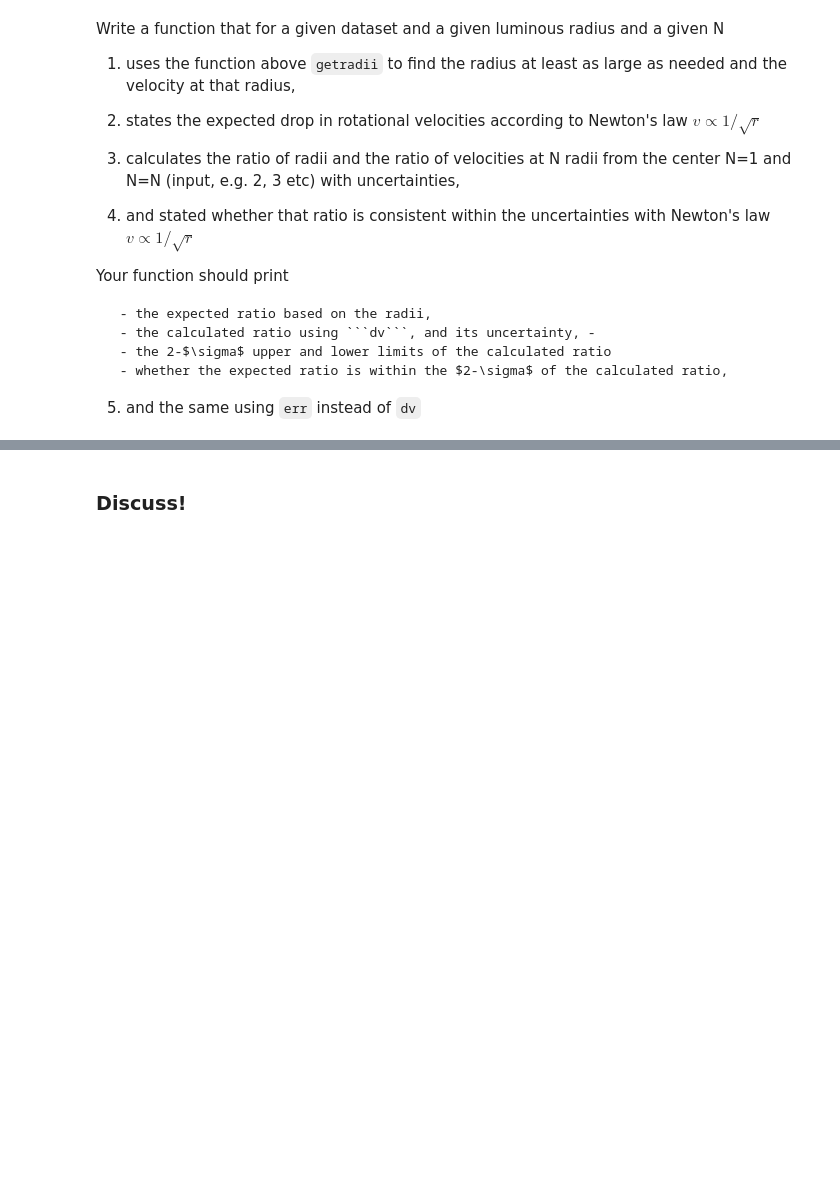
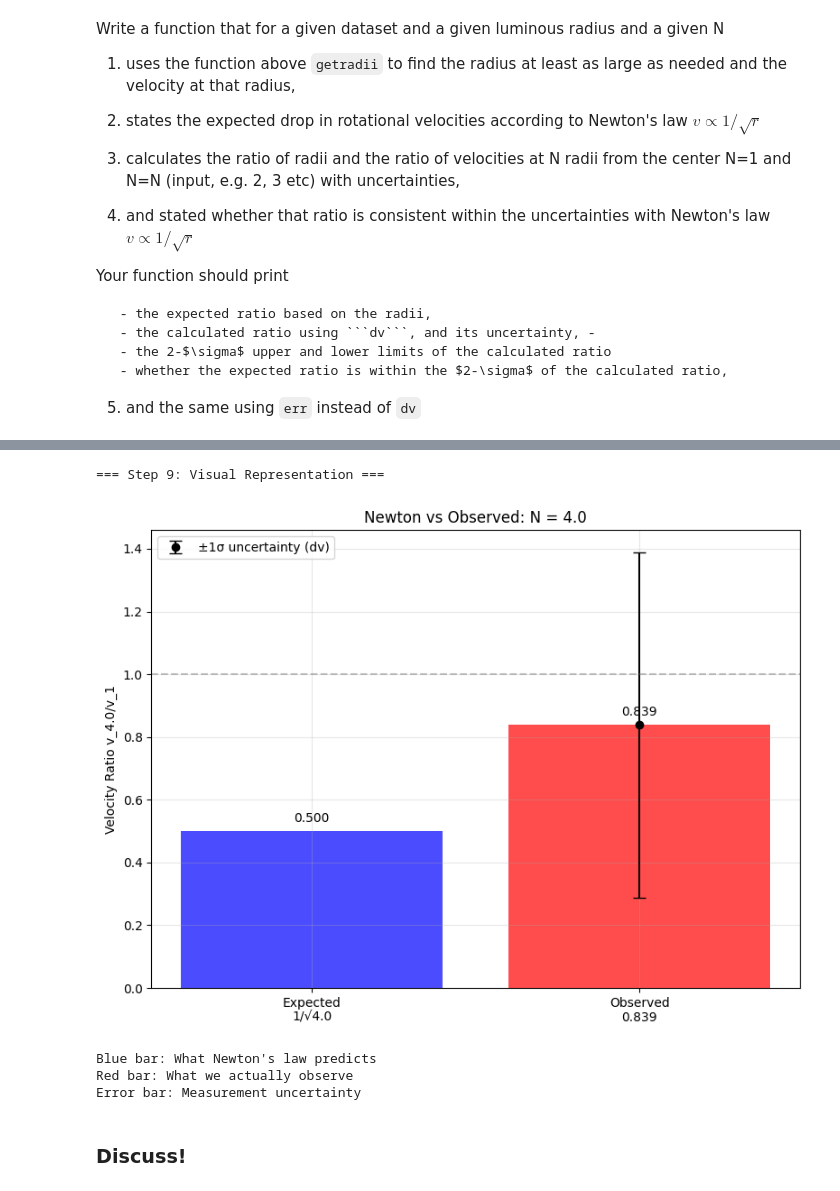
Before and after one commit to elhamkashi/DSPS_EKashi, a Jupyter notebook: HW4/MWrotCurve_instructions.ipynb, the cells around one changed output, grey strips where cells are left out. Cells and saved outputs as stored; diff of their text form; code cells hidden in the pictures; blank space fills up the shorter version.

```diff
--- a/HW4/MWrotCurve_instructions.ipynb
+++ b/HW4/MWrotCurve_instructions.ipynb
@@ -274,0 +1217,7 @@ def vratios(...):
+# %%
+# Step 4: Calculate expected ratio based on Newton's law
+def calculate_expected_ratio(N):
+    """Calculate expected velocity ratio according to Newton's law"""
+    expected_ratio = 1 / np.sqrt(N)
+    print(f"Newton's law prediction: v_{N}/v_1 should be 1/√{N} = {expected_ratio:.3f}")
+    return expected_ratio
@@ -274,0 +1463,11 @@ def vratios(...):
+# %%
+# Step 5: Calculate observed ratio and uncertainties
+print("\n=== Step 5: Calculate Observed Ratio ===")
+
+# Calculate observed velocity ratio
+observed_ratio = point_NN['v'] / point_N1['v']
+print(f"Observed velocity ratio: v_{N}/v_1 = {point_NN['v']:.3f}/{point_N1['v']:.3f} = {observed_ratio:.3f}")
+
+# Calculate radius ratio
+radius_ratio = point_NN['r'] / point_N1['r']
+print(f"Actual radius ratio: r_{N}/r_1 = {point_NN['r']:.3f}/{point_N1['r']:.3f} = {radius_ratio:.3f}")
@@ -275 +1577,42 @@ def vratios(...):
+# %%
+# Step 9: Visual representation
+import matplotlib.pyplot as plt
+
+print("\n=== Step 9: Visual Representation ===")
+
+# Create a simple bar chart to show the comparison
+ratios = [expected_ratio, observed_ratio]
+labels = [f'Expected\n1/√{N}', f'Observed\n{observed_ratio:.3f}']
+colors = ['blue', 'red']
+
+plt.figure(figsize=(8, 6))
+bars = plt.bar(labels, ratios, color=colors, alpha=0.7)
+
+# Add error bars for observed ratio
+plt.errorbar(1, observed_ratio, yerr=abs_unc_dv, fmt='o', color='black',
+             capsize=5, label=f'±1σ uncertainty (dv)')
+
+plt.ylabel(f'Velocity Ratio v_{N}/v_1')
+plt.title(f'Newton vs Observed: N = {N}')
+plt.axhline(y=1, color='gray', linestyle='--', alpha=0.5)
+plt.grid(True, alpha=0.3)
+
+# Add value labels on bars
+for i, (bar, ratio) in enumerate(zip(bars, ratios)):
+    plt.text(bar.get_x() + bar.get_width()/2, bar.get_height() + 0.02,
+             f'{ratio:.3f}', ha='center', va='bottom')
+
+plt.legend()
+plt.tight_layout()
+plt.show()
+
+print("Blue bar: What Newton's law predicts")
+print("Red bar: What we actually observe")
+print("Error bar: Measurement uncertainty")
+# %% [output]
+=== Step 9: Visual Representation ===
+[figure, added]
+Blue bar: What Newton's law predicts
+Red bar: What we actually observe
+Error bar: Measurement uncertainty
 # %%
```
Also changed, not shown: parts of 77 cells of this notebook.
